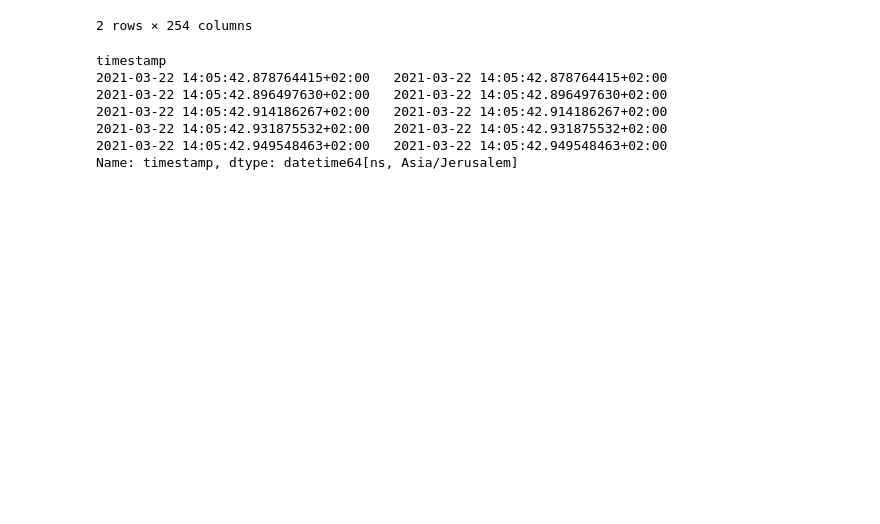
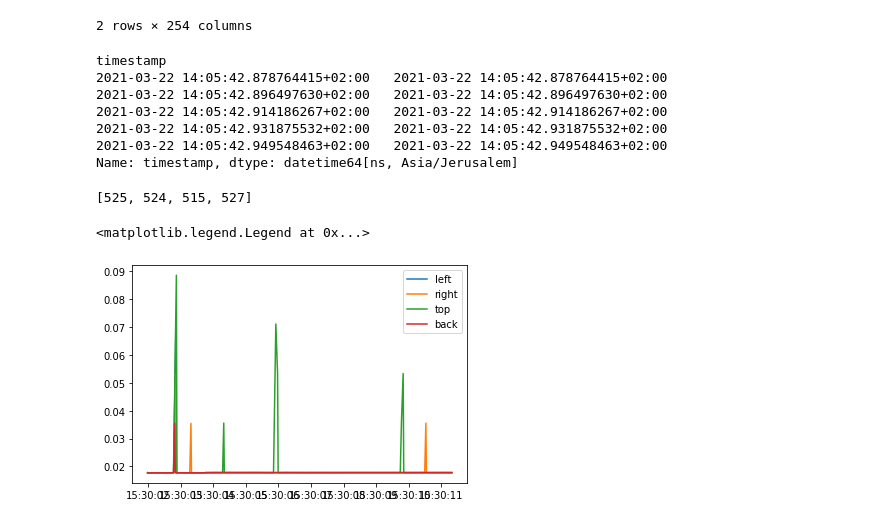
Before and after one commit to neural-electrophysiology-tool-team/reptilearn, a Jupyter notebook: analysis/timestamps_analysis.ipynb, the cells around one changed output. Cells and saved outputs as stored; diff of their text form; code cells hidden in the pictures; blank space fills up the shorter version.

```diff
--- a/analysis/timestamps_analysis.ipynb
+++ b/analysis/timestamps_analysis.ipynb
@@ -205,0 +220,20 @@ Name: timestamp, dtype: datetime64[ns, Asia/Jerusalem]
+# %%
+ts_210413 = {
+    "left": "/data/reptilearn/media/left_20210413-183000.csv",
+    "right": "/data/reptilearn/media/right_20210413-183000.csv",
+    "top": "/data/reptilearn/media/top_20210413-183000.csv",
+    "back": "/data/reptilearn/media/back_20210413-183000.csv",
+}
+# %%
+r_210413 = {k: analyze_timestamp_csv(v) for k, v in ts_210413.items()}
+# %%
+[r["n"] for r in r_210413.values()]
+# %% [output]
+[525, 524, 515, 527]
+# %%
+for k, r in r_210413.items():
+    plt.plot(r["diff"], label=k)
+plt.legend()
+# %% [output]
+<matplotlib.legend.Legend at 0x...>
+[figure, added]
```
Also changed, not shown: parts of 9 cells of this notebook.
